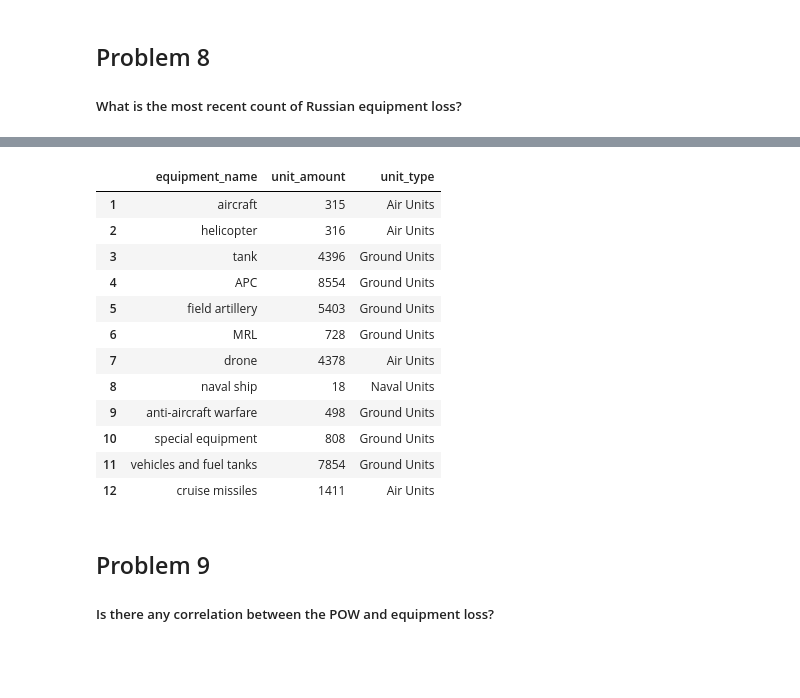
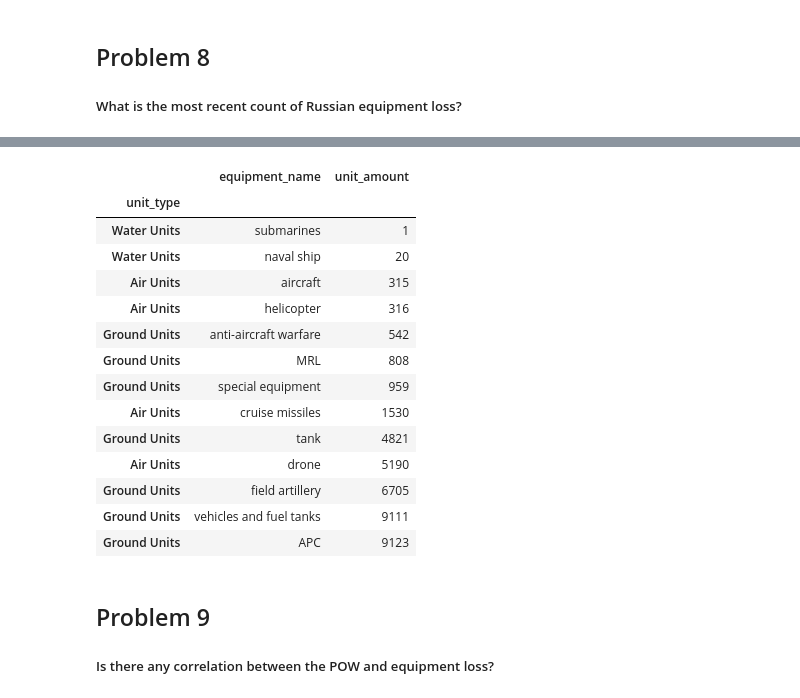
Before and after one commit to Sonya-7/Russian_Invasion_of_Ukraine, a Jupyter notebook: russian-invasion-of-ukraine.ipynb, the cells around one changed output, grey strips where cells are left out. Drawn from its saved outputs; the diff is of its cells as text; code cells hidden in the pictures; blank space fills up the shorter version.

Commit message:
Kaggle Notebook | Russian Invasion of Ukraine - POW vs. Equip. Loss

```diff
--- a/russian-invasion-of-ukraine.ipynb
+++ b/russian-invasion-of-ukraine.ipynb
@@ -212,7 +207,7 @@ memory usage: 60.0+ KB
 # %%
 #categorizing equipment based on type.
 air_units = ['drone','aircraft','helicopter', 'cruise missiles']
-naval_units = ['naval ship']
+water_units = ['naval ship', 'submarines']
 ground_units = ['APC','vehicles and fuel tanks', 'tank', 'field artillery', 'MRL',  'anti-aircraft warfare', 'special equipment']
 # %% [markdown]
 ## Acronyms
@@ -512,44 +508,46 @@ daily_total_equip_loss.head(4)
 # %%
 #Preparing data for charts
 def impute_unit(unit_name):
     if unit_name in air_units:
         return "Air Units"
-    elif unit_name in naval_units:
-        return "Naval Units"
+    elif unit_name in water_units:
+        return "Water Units"
     else:
         return "Ground Units"
 
 new_df = russian_equipment.tail(1).transpose().reset_index()
 new_df.columns = ['equipment_name', 'unit_amount']
 new_df = new_df.drop([0], axis=0)
 
 # performing data manipulation, imputing categorized unit type into a new column
 new_df['unit_type'] = new_df['equipment_name'].apply(lambda x: impute_unit(x))
 
 # Creating Sunburst chart based on air, ground or naval unit type
 fig = px.sunburst(
     new_df, path=['unit_type', 'equipment_name', 'unit_amount'], values='unit_amount',
                   color='unit_type', color_continuous_scale='RdBu'
                   ,title='Total Equipment Loss As At: ' + russian_equipment.index[-1]
                 )
 fig.update_layout(title={'y':.9,'x':0.5,'xanchor':'center','yanchor':'top'})
 fig.show()
-new_df
+new_df.sort_values(by='unit_amount').set_index(keys='unit_type')
 # %% [output]
 [interactive output not drawn]
-|  | equipment_name | unit_amount | unit_type |
-| 1 | aircraft | 315 | Air Units |
-| 2 | helicopter | 316 | Air Units |
-| 3 | tank | 4396 | Ground Units |
-| 4 | APC | 8554 | Ground Units |
-| 5 | field artillery | 5403 | Ground Units |
-| 6 | MRL | 728 | Ground Units |
-| 7 | drone | 4378 | Air Units |
-| 8 | naval ship | 18 | Naval Units |
-| 9 | anti-aircraft warfare | 498 | Ground Units |
-| 10 | special equipment | 808 | Ground Units |
-| 11 | vehicles and fuel tanks | 7854 | Ground Units |
-| 12 | cruise missiles | 1411 | Air Units |
+|  | equipment_name | unit_amount |
+| unit_type |  |  |
+| Water Units | submarines | 1 |
+| Water Units | naval ship | 20 |
+| Air Units | aircraft | 315 |
+| Air Units | helicopter | 316 |
+| Ground Units | anti-aircraft warfare | 542 |
+| Ground Units | MRL | 808 |
+| Ground Units | special equipment | 959 |
+| Air Units | cruise missiles | 1530 |
+| Ground Units | tank | 4821 |
+| Air Units | drone | 5190 |
+| Ground Units | field artillery | 6705 |
+| Ground Units | vehicles and fuel tanks | 9111 |
+| Ground Units | APC | 9123 |
 # %% [markdown]
 ## Problem 9
 ##### Is there any correlation between the POW and equipment loss?
```
Also changed, not shown: parts of 17 cells of this notebook.
